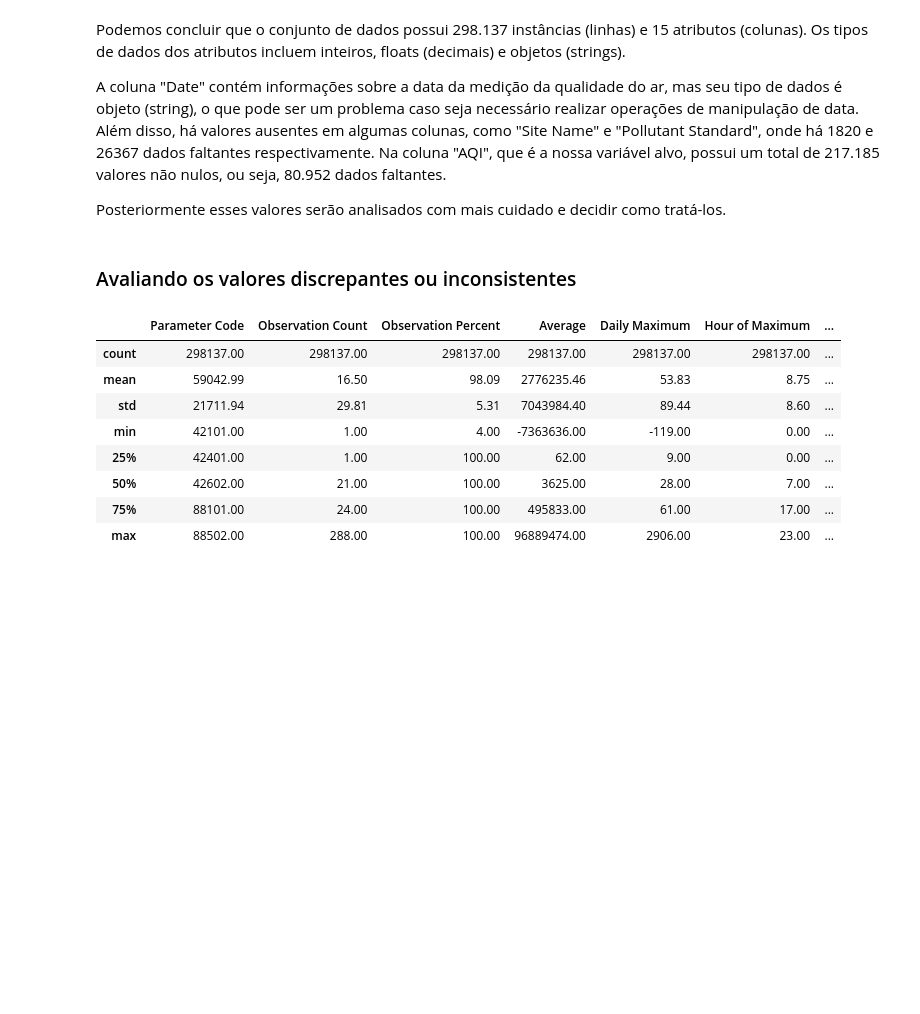
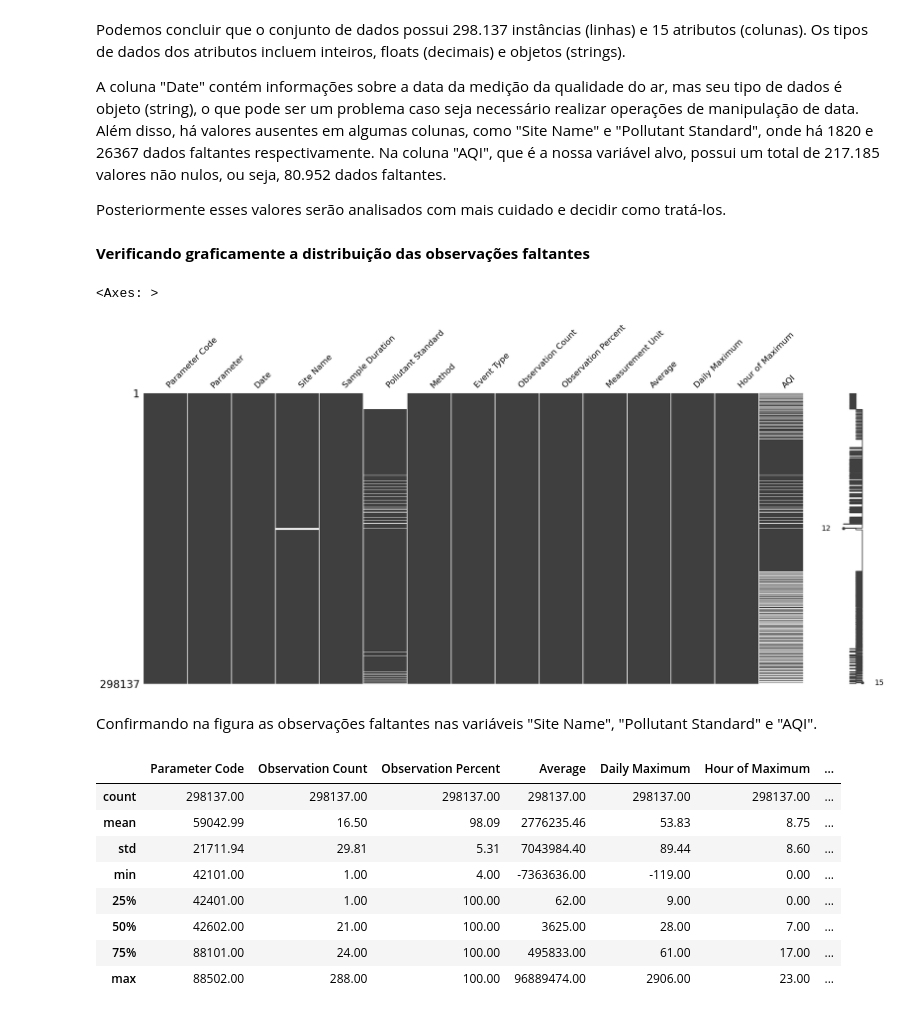
Before and after one commit to ViniciusMRod/MVP_Sprint01_PUC_Rio, a Jupyter notebook: MVP_Sprint01.ipynb, the cells around one changed output. Drawn from its saved outputs; the diff is of its cells as text; code cells hidden in the pictures; blank space fills up the shorter version.

```diff
--- a/MVP_Sprint01.ipynb
+++ b/MVP_Sprint01.ipynb
@@ -138,8 +139,16 @@ A coluna "Date" contém informações sobre a data da medição da qualidade do
 Na coluna "AQI", que é a nossa variável alvo, possui um total de 217.185 valores não nulos, ou seja, 80.952 dados faltantes.
 
 Posteriormente esses valores serão analisados com mais cuidado e decidir como tratá-los.
-# %% [markdown]
-### Avaliando os valores discrepantes ou inconsistentes
+# %% [markdown]
+**Verificando graficamente a distribuição das observações faltantes**
+# %%
+# visualização matricial da nulidade do dataset
+ms.matrix(df)
+# %% [output]
+<Axes: >
+[figure, added]
+# %% [markdown]
+Confirmando na figura as observações faltantes nas variáveis "Site Name", "Pollutant Standard" e "AQI".
 # %%
 # Selecionar apenas os atributos numéricos
 df_numerical = df.select_dtypes(include=['int64', 'float64'])
```
Also changed, not shown: parts of 16 cells of this notebook.
